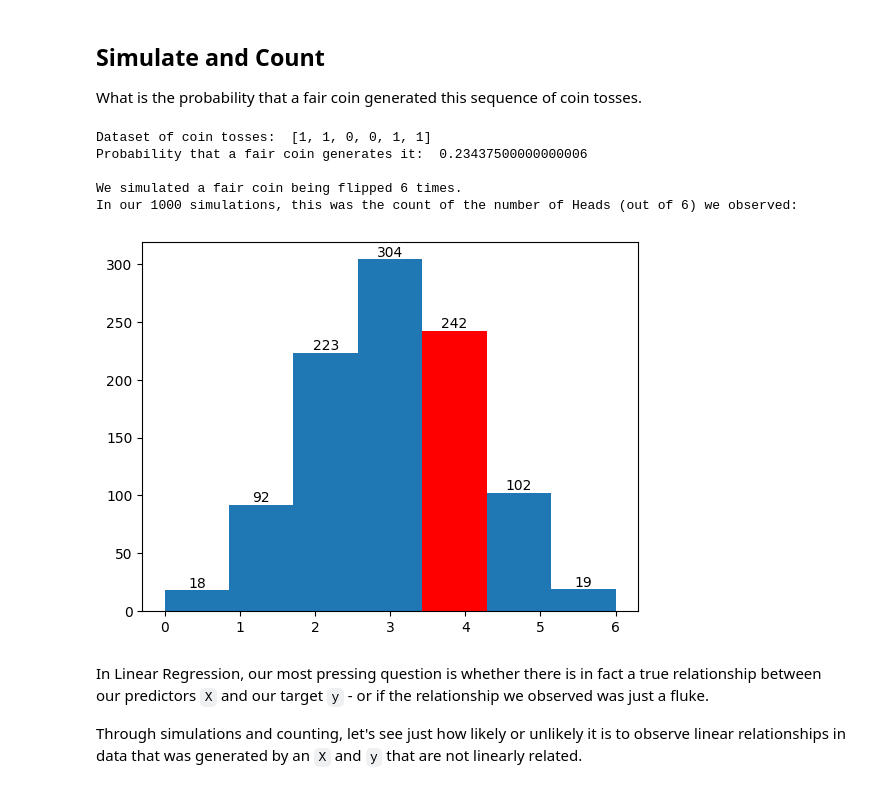
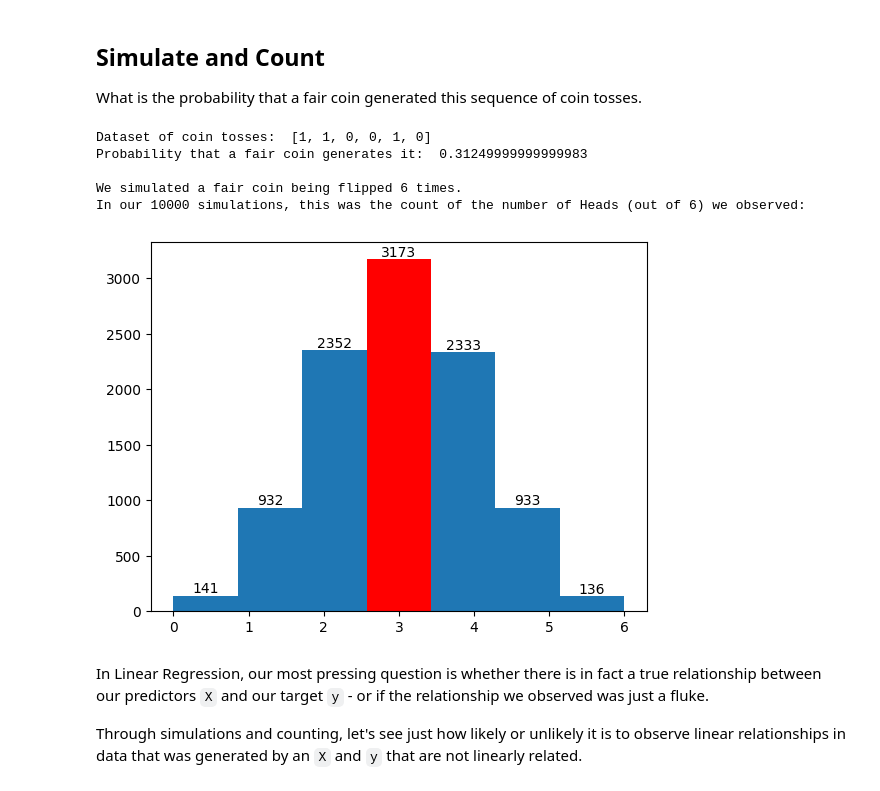
Before and after one commit to gallettilance/CS506-Fall2024, a Jupyter notebook: lecture_15/worksheet_15.ipynb, the cells around one changed output. Drawn from its saved outputs; the diff is of its cells as text; code cells hidden in the pictures.

```diff
--- a/lecture_15/worksheet_15.ipynb
+++ b/lecture_15/worksheet_15.ipynb
@@ -49,38 +49,38 @@ def num_successes(flips):
     return sum(flips)
 
 SAMPLE_SIZE = 6
 og_flips = [np.random.choice([0, 1]) for _ in range(SAMPLE_SIZE)]
 print("Dataset of coin tosses: ", og_flips)
 print("Probability that a fair coin generates it: ", binom.pmf(num_successes(og_flips), SAMPLE_SIZE, 1/2))
 print()
 
 p_est = []
-NUM_SIMULATIONS = 1000
+NUM_SIMULATIONS = 10000
 
 print("We simulated a fair coin being flipped "
       + str(SAMPLE_SIZE)
       + " times.\nIn our "
       + str(NUM_SIMULATIONS)
       + " simulations, this was the count of the number of Heads (out of 6) we observed: "
     )
 
 for _ in range(NUM_SIMULATIONS):
     flips = [np.random.choice([0, 1]) for _ in range(SAMPLE_SIZE)]
     p_est.append(num_successes(flips))
 
 fig, ax = plt.subplots()
 _, bins, patches = ax.hist(p_est, bins=SAMPLE_SIZE + 1)
 p = np.digitize([num_successes(og_flips)], bins)
 patches[p[0]-1].set_facecolor('r')
 ax.bar_label(patches)
 plt.show()
 # %% [output]
-Dataset of coin tosses:  [1, 1, 0, 0, 1, 1]
-Probability that a fair coin generates it:  0.23437500000000006
+Dataset of coin tosses:  [1, 1, 0, 0, 1, 0]
+Probability that a fair coin generates it:  0.31249999999999983
 
 We simulated a fair coin being flipped 6 times.
-In our 1000 simulations, this was the count of the number of Heads (out of 6) we observed:
+In our 10000 simulations, this was the count of the number of Heads (out of 6) we observed:
-[figure, old version]
+[figure, new version]
 # %% [markdown]
 In Linear Regression, our most pressing question is whether there is in fact a true relationship between our predictors `X` and our target `y` - or if the relationship we observed was just a fluke.
 
```
Also changed, not shown: parts of 8 cells of this notebook, 9 other files.
